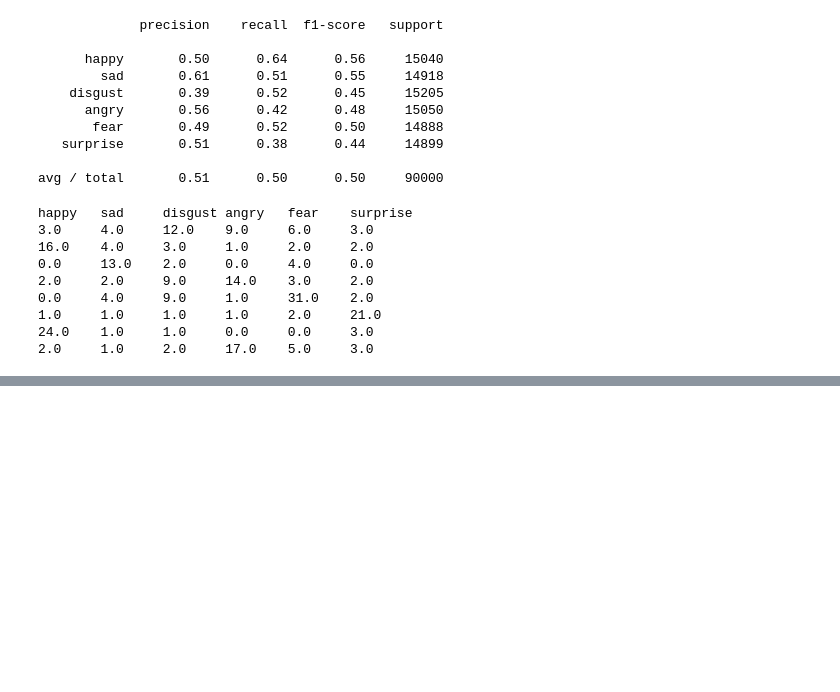
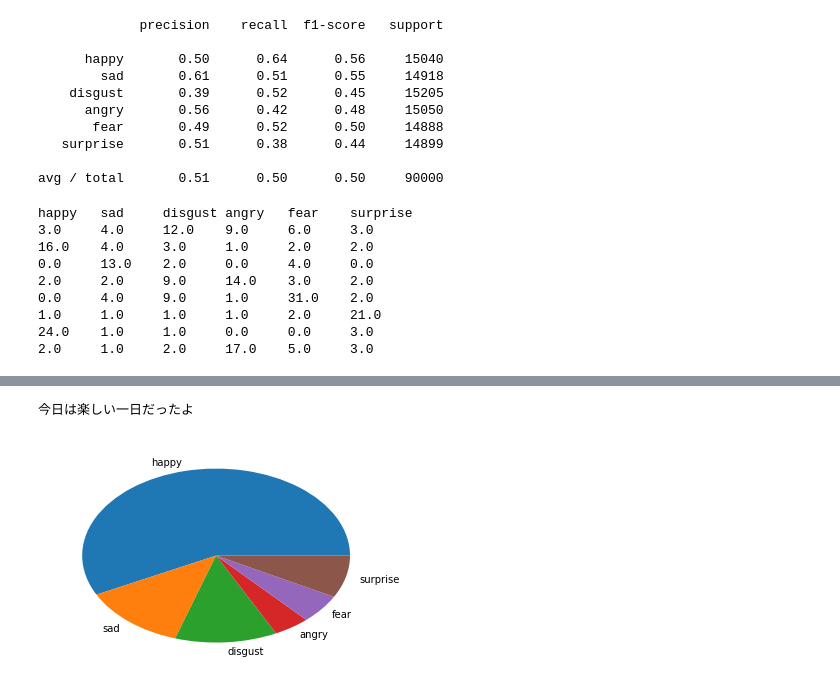
Before and after one commit to HC200ok/credibility_analysis, a Jupyter notebook: notebook/sentiment_analysis/cnn_sentiment_ja.ipynb, the cells around one changed output, grey strips where cells are left out. Drawn from its saved outputs; the diff is of its cells as text; code cells hidden in the pictures; blank space fills up the shorter version.

```diff
--- a/notebook/sentiment_analysis/cnn_sentiment_ja.ipynb
+++ b/notebook/sentiment_analysis/cnn_sentiment_ja.ipynb
@@ -166,0 +175,6 @@ happy   sad     disgust angry   fear    surprise
+# %%
+plt.pie(model.predict(targets)[1]*100.0, labels=emolabels)
+print(examples[1])
+# %% [output]
+今日は楽しい一日だったよ
+[figure, added]
```
Also changed, not shown: parts of 6 cells of this notebook.
